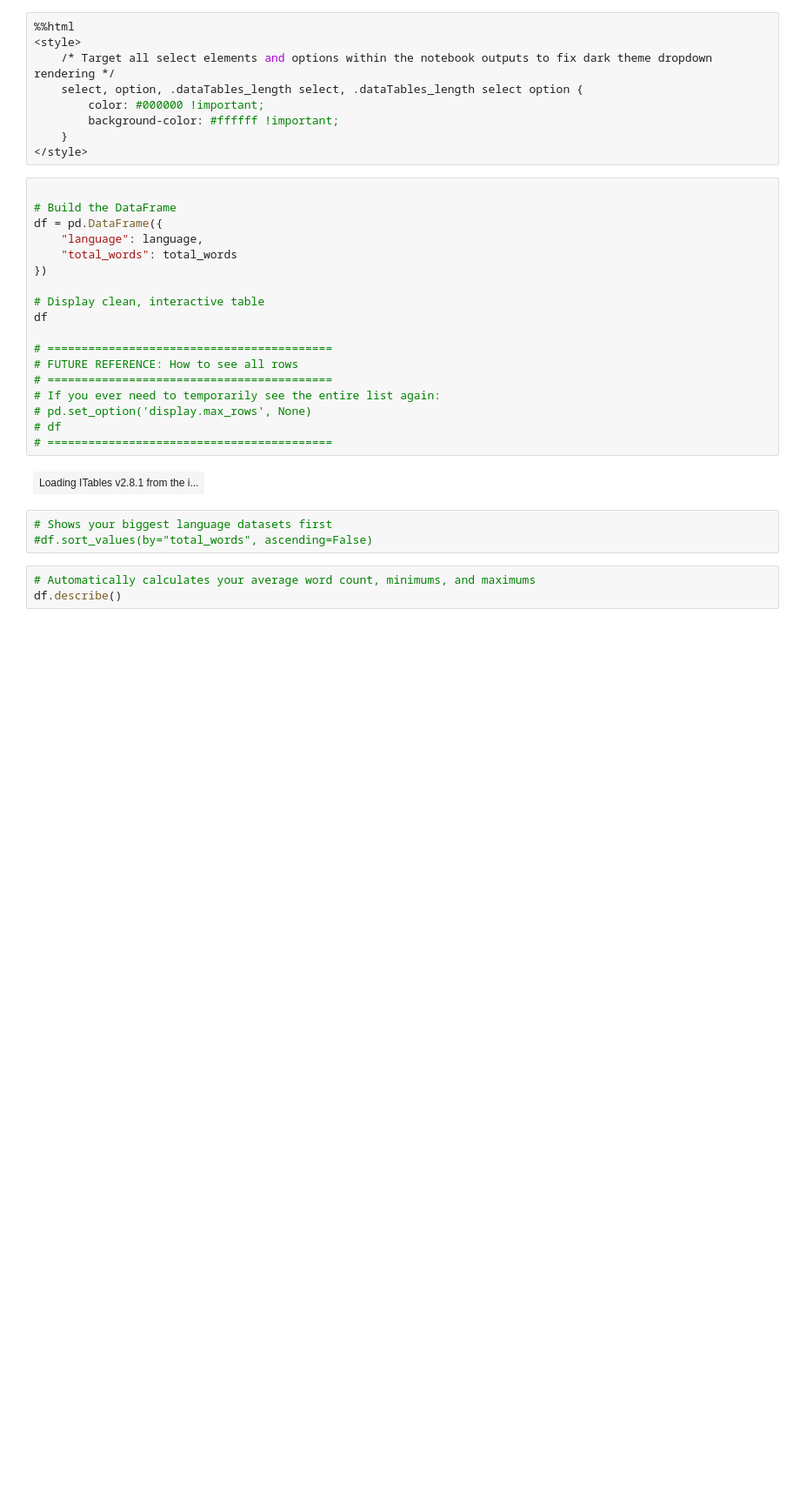
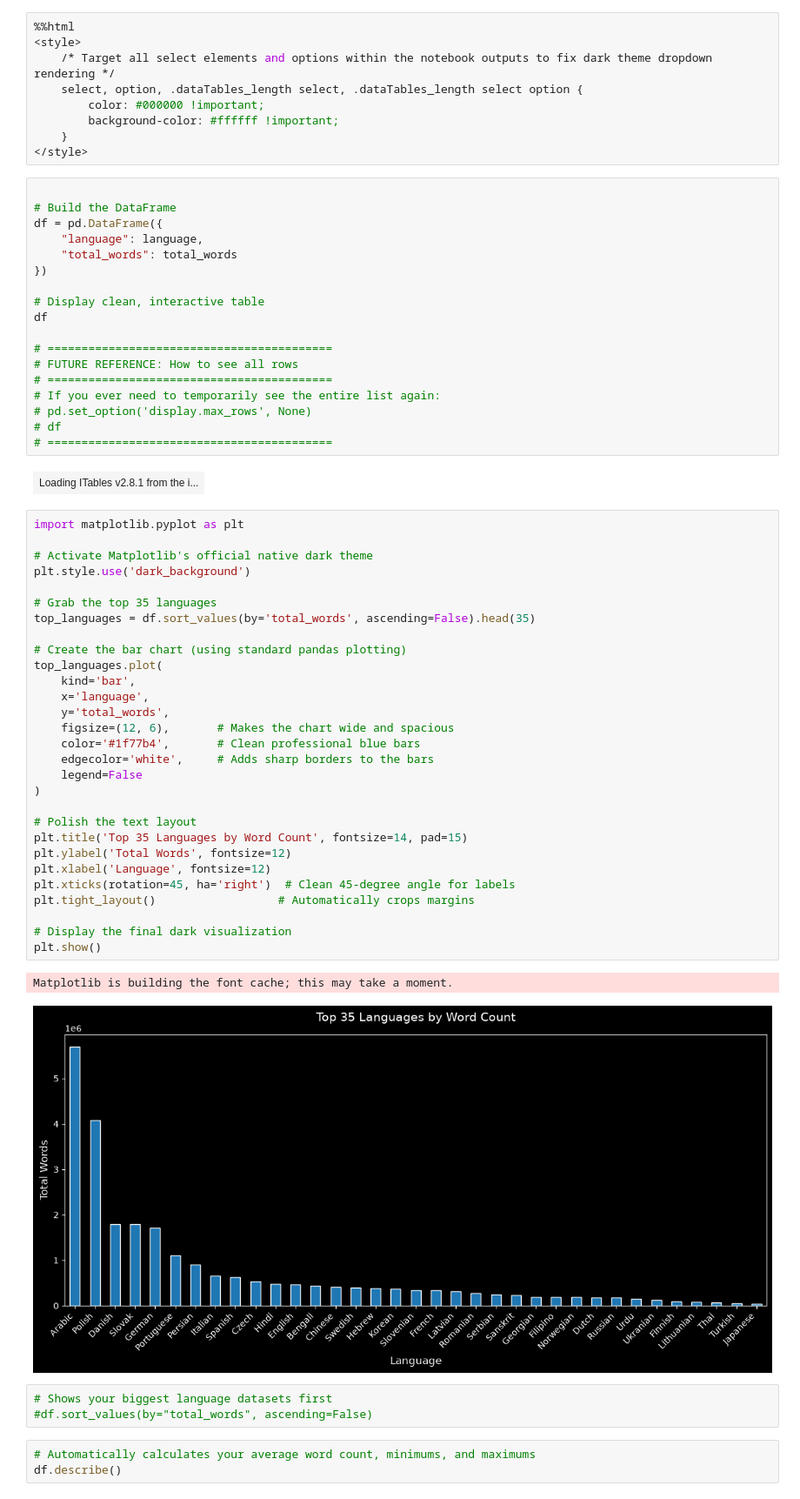
Before and after one commit to Birdie-NT/language-learning-agent, a Jupyter notebook: clean-word-lists.ipynb, the cells around one changed output. Shown at 87% size. Cells and saved outputs as stored; diff of their text form; blank space fills up the shorter version.

```diff
--- a/clean-word-lists.ipynb
+++ b/clean-word-lists.ipynb
@@ -86,6 +86,38 @@ df
 # ==========================================
 # %% [output]
 | Loading ITables v2.8.1 from the i... |
+# %%
+import matplotlib.pyplot as plt
+
+# Activate Matplotlib's official native dark theme
+plt.style.use('dark_background')
+
+# Grab the top 35 languages
+top_languages = df.sort_values(by='total_words', ascending=False).head(35)
+
+# Create the bar chart (using standard pandas plotting)
+top_languages.plot(
+    kind='bar',
+    x='language',
+    y='total_words',
+    figsize=(12, 6),       # Makes the chart wide and spacious
+    color='#1f77b4',       # Clean professional blue bars
+    edgecolor='white',     # Adds sharp borders to the bars
+    legend=False
+)
+
+# Polish the text layout
+plt.title('Top 35 Languages by Word Count', fontsize=14, pad=15)
+plt.ylabel('Total Words', fontsize=12)
+plt.xlabel('Language', fontsize=12)
+plt.xticks(rotation=45, ha='right')  # Clean 45-degree angle for labels
+plt.tight_layout()                  # Automatically crops margins
+
+# Display the final dark visualization
+plt.show()
+# %% [output]
+Matplotlib is building the font cache; this may take a moment.
+[figure, added]
 # %%
 # Shows your biggest language datasets first
 #df.sort_values(by="total_words", ascending=False)
```
Also changed, not shown: parts of 4 cells of this notebook.
